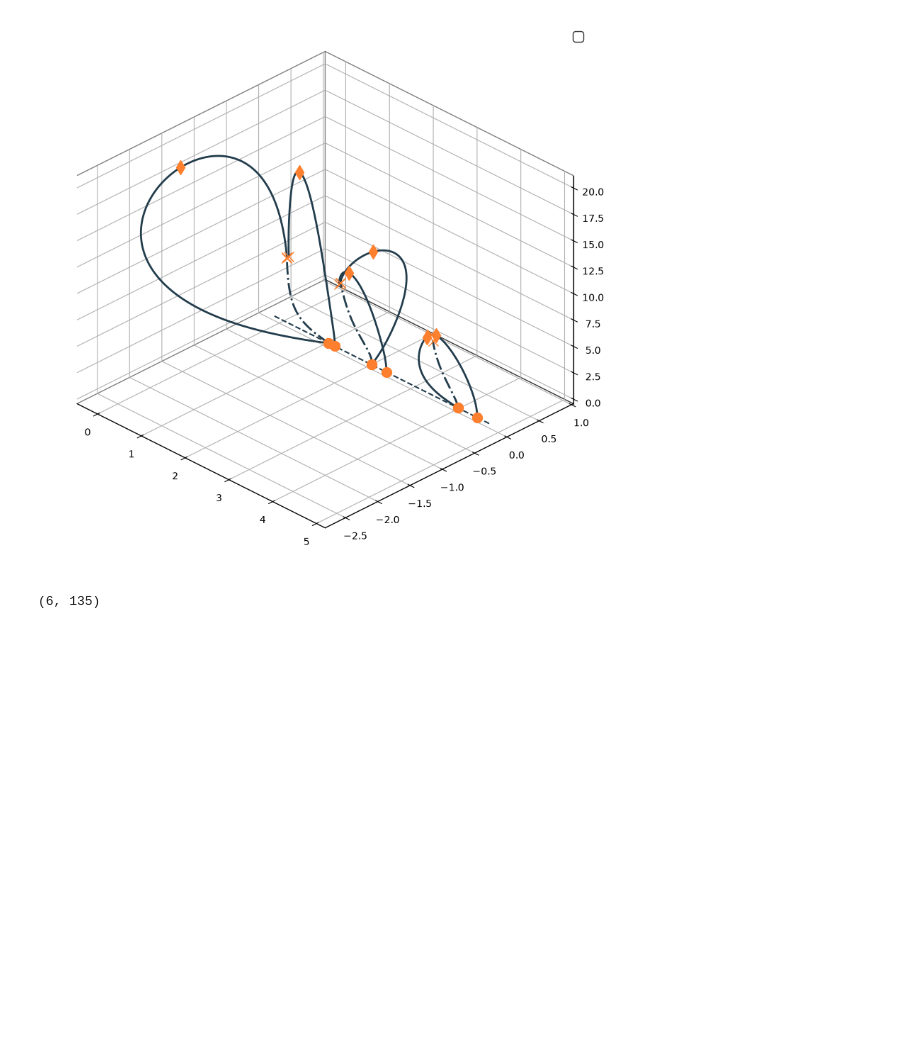
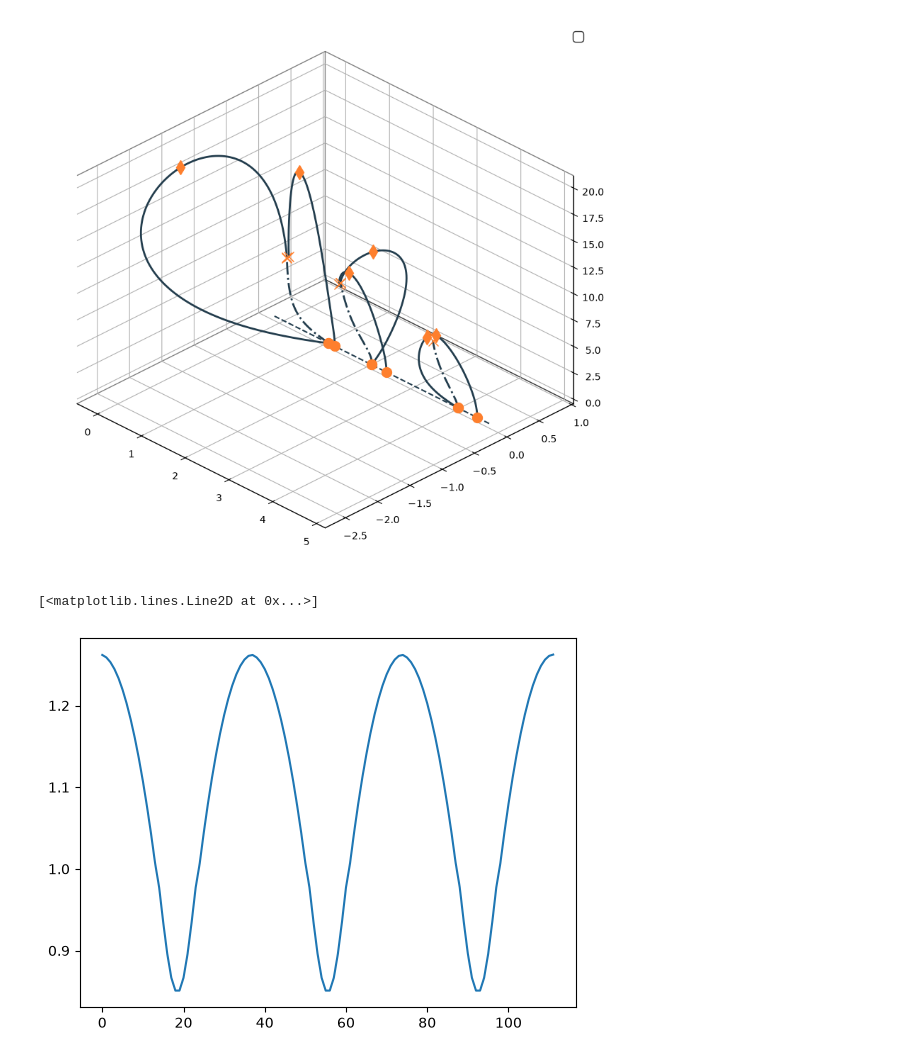
Before and after one commit to GLembrez/NMM-hopper, a Jupyter notebook: rendering.ipynb, the cells around one changed output. Drawn from its saved outputs; the diff is of its cells as text; code cells hidden in the pictures; blank space fills up the shorter version.

```diff
--- a/rendering.ipynb
+++ b/rendering.ipynb
@@ -151,35 +151,44 @@ plt.show()
 # %%
 def interpolate_trajectory(traj,tf,fps):
     times = np.linspace(0,tf,traj.shape[1])
     N_frames = int(tf*fps)
     T = np.linspace(0,tf,N_frames)
     xh = np.zeros((traj.shape[0],N_frames))
     i_ = 0
     for i in range(N_frames):
         while T[i] > times[i_+1]:
             i_+=1
         alpha = (T[i] - times[i_])/(times[i_+1]-times[i_])
         xh[:,i] = (1-alpha) * traj[:,i_] + alpha * traj[:,i_+1]
     return xh
 
-def clean_trajectory(u):
-    t = traj(solver,u)
-    end = (u[6]+u[8])*solver.N_F+u[7]*solver.N_S
-    xh = interpolate_trajectory(t,end,30)
-    xh1 = xh.copy()
-    xh2 = xh.copy()
-    xh3 = xh.copy()
-    xh2[0,:] += xh1[-1,0] - xh2[0,0]
-    xh3[0,:] += xh2[-1,0] - xh3[0,0]
-    xh =  np.hstack([xh1,xh2,xh3])
+def clean_step(u,fps):
+    full_traj = traj(solver,u)[:,:-1]
+    xf1 = interpolate_trajectory(full_traj[:,:solver.N_F-1],solver.N_F*u[6]/solver.W,fps)
+    xs = interpolate_trajectory(full_traj[:,solver.N_F:solver.N_F+solver.N_S-1],solver.N_S*u[7]/solver.W,fps)
+    xf2 = interpolate_trajectory(full_traj[:,solver.N_F+solver.N_S:],solver.N_F*u[8]/solver.W,fps)
+    xh = np.hstack([xf1,xs,xf2])
     ah = xh[2,:]
-    rh = xh[0,:]
-    return xh,ah,rh
+    rh = np.hstack([np.ones(xf1.shape[1],),np.sqrt(xs[0,:]**2 + xs[1,:]**2),np.ones(xf2.shape[1],)])
+    return xh,rh,ah
 
-xh,ah,rh = clean_trajectory(data_locomotion[2][100])
-print(xh.shape)
+def clean_trajectory(u,fps):
+    xh1,rh,ah = clean_step(u,fps)
+    xh2 = xh1.copy()
+    xh3 = xh2.copy()
+    xh2[0,:] += xh1[0,-1] - xh2[0,0]
+    xh3[0,:] += xh2[0,-1] - xh3[0,0]
+    xh = np.hstack([xh1[:,:-1],xh2[:,:-1],xh3])
+    rh = np.hstack([rh[:-1],rh[:-1],rh])
+    ah = xh[2,:]
+    return xh,rh,ah
+
+
+xh, rh, ah = clean_trajectory(data_locomotion[4][100],60)
+plt.plot(xh[1,:])
 # %% [output]
-(6, 135)
+[<matplotlib.lines.Line2D at 0x...>]
+[figure, added]
 # %%
 from matplotlib import animation
 
```
Also changed, not shown: parts of 1 cell of this notebook, 1 other file.
